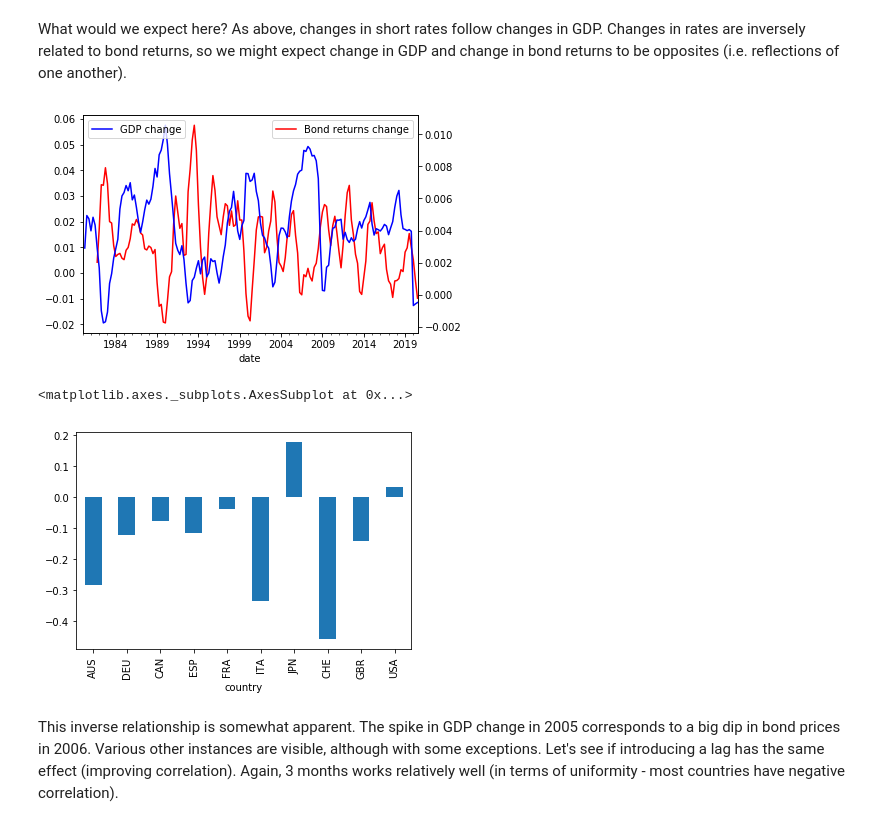
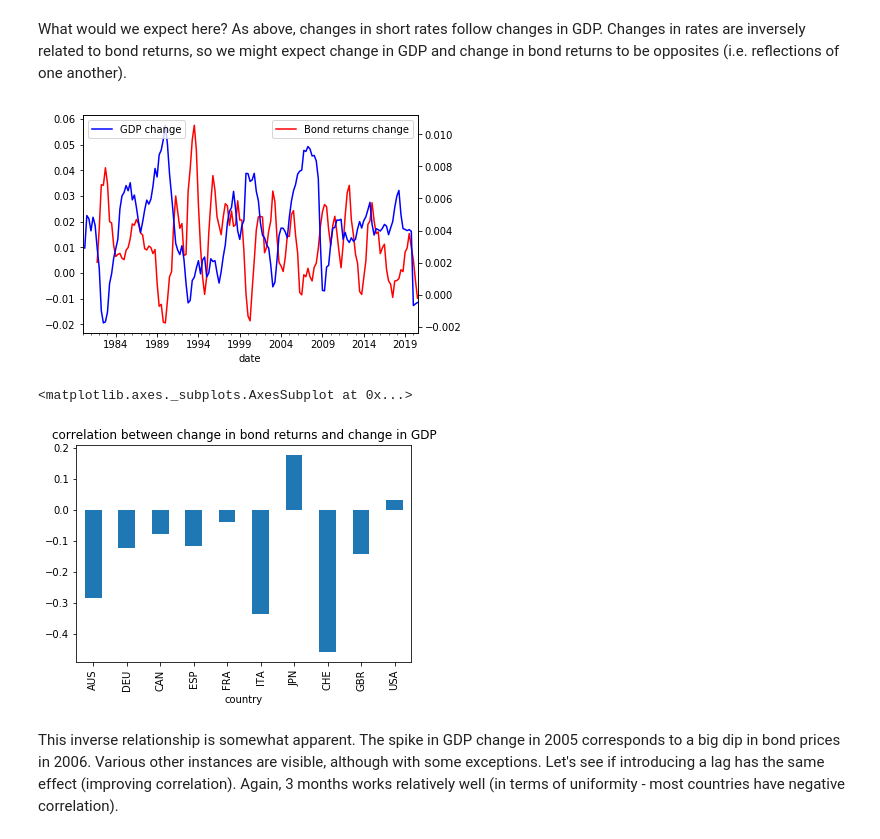
Before and after one commit to Mike-Huntress/Internship2020, a Jupyter notebook: SampleSignal/GDP indicator.ipynb, the cells around one changed output. Drawn from its saved outputs; the diff is of its cells as text; code cells hidden in the pictures.

```diff
--- a/SampleSignal/GDP indicator.ipynb
+++ b/SampleSignal/GDP indicator.ipynb
@@ -73,21 +73,21 @@ What would we expect here? As above, changes in short rates follow changes in GD
 # %%
 # Get the change q-on-q of bond returns.
 bri_chg = bri.resample('Q').mean().pct_change()
 bri_chg_sma = bri_chg.rolling(4).mean() # 1-year rolling average.
 
 # Plot change in bond returns and change in GDP.
 fig, ax = plt.subplots()
 bri_chg_sma['CHE'].plot(color='red', label='Bond returns change')
 plt.legend()
 rGDP_chg_ewm['CHE'].plot(ax=ax.twinx(), color='blue', label='GDP change')
 plt.legend(loc=2)
 plt.show()
 
-bri_chg_sma.corrwith(rGDP_chg_sma).plot.bar()
+bri_chg_sma.corrwith(rGDP_chg_sma).plot.bar(title='correlation between change in bond returns and change in GDP')
 # %% [output]
 [figure]
 <matplotlib.axes._subplots.AxesSubplot at 0x...>
-[figure, old version]
+[figure, new version]
 # %% [markdown]
 This inverse relationship is somewhat apparent. The spike in GDP change in 2005 corresponds to a big dip in bond prices in 2006. Various other instances are visible, although with some exceptions. Let's see if introducing a lag has the same effect (improving correlation). Again, 3 months works relatively well (in terms of uniformity - most countries have negative correlation).
 # %%
```
Also changed, not shown: parts of 14 cells of this notebook, 5 other files.
